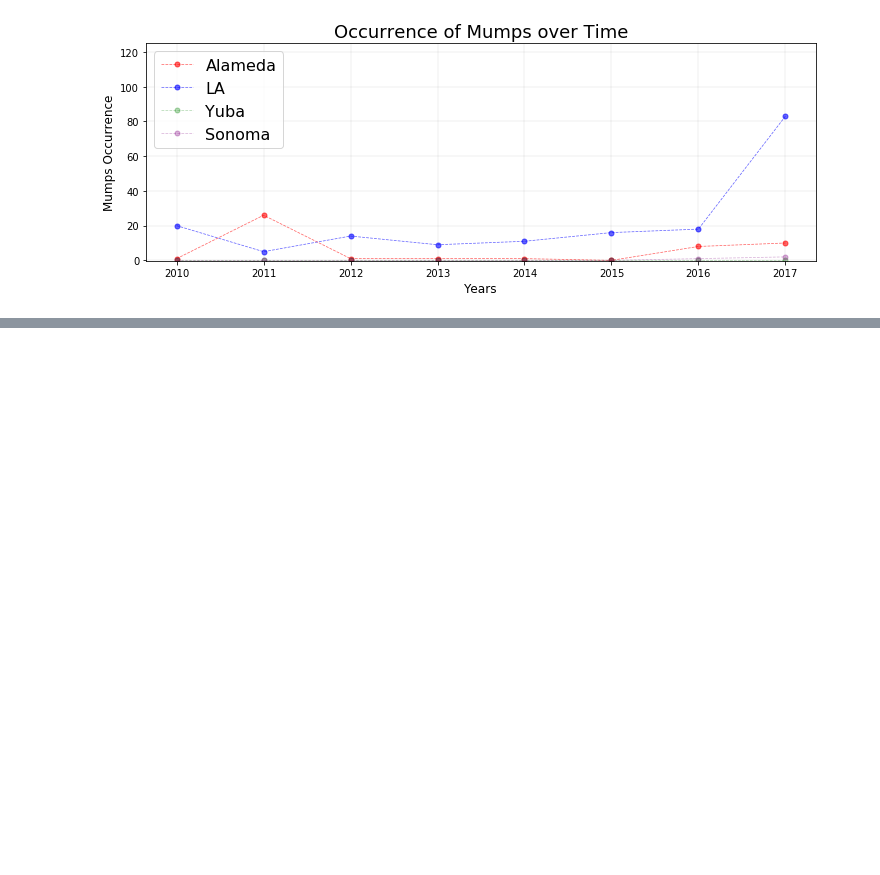
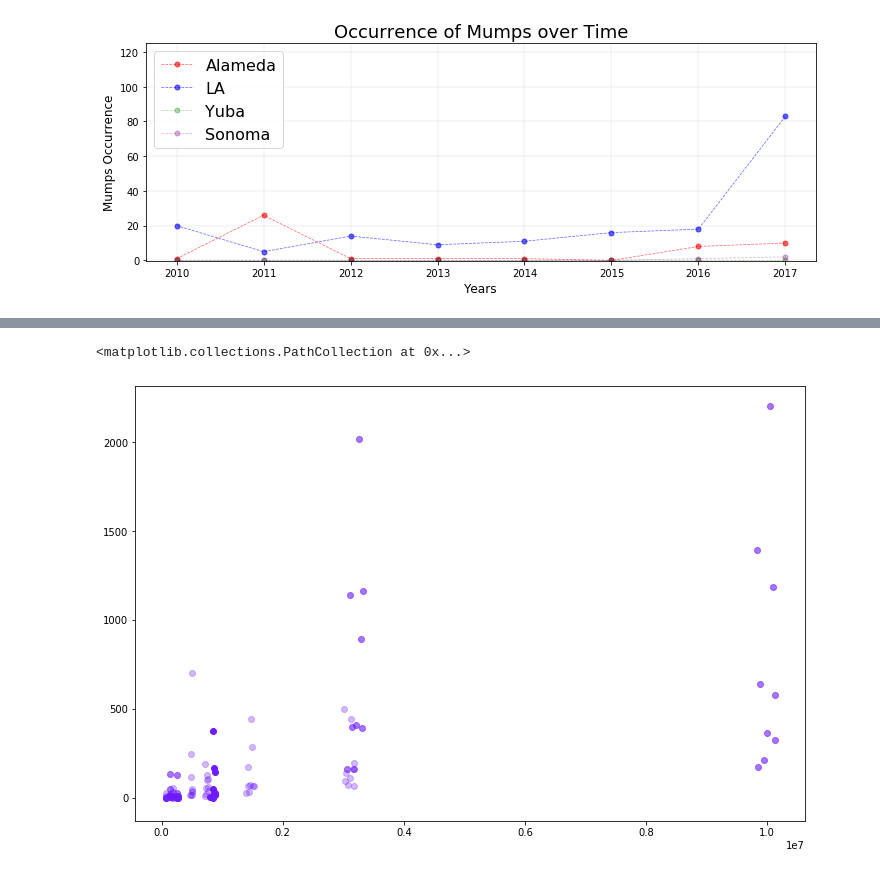
Before and after one commit to GCutaiar/group-project1, a Jupyter notebook: Resource/scatter_plots_clay.ipynb, the cells around one changed output, grey strips where cells are left out. Saved outputs shown, nothing was run; the diff lists cells and outputs as text; code cells hidden in the pictures; blank space fills up the shorter version.

```diff
--- a/Resource/scatter_plots_clay.ipynb
+++ b/Resource/scatter_plots_clay.ipynb
@@ -419,0 +509,47 @@ plt.show()
+# %%
+plt.figure(figsize=(12,8))
+# plt.title('Occurrence of Pertussis by Population size 2009-2017', fontsize = 18)
+# plt.xlabel("Population Size", fontsize=12)
+# plt.ylabel('Pertussis Occurrences', fontsize= 12)
+# plt.grid(color='grey', linestyle='-', linewidth=0.25, alpha=0.5)
+colors = cm.rainbow
+# #tetanus by 4 counties and years
+# plt.scatter(Alameda_pop, ddyr_alameda_pert.iloc[:,2],
+#           color = 'r', alpha = 0.6, label = "Alameda",)
+plt.scatter(LA_pop, ddyr_la_pert.iloc[:,2], color = colors(len(LA_pop)),
+            alpha = 0.6, label = "LA",)
+plt.scatter(Yuba_pop, ddyr_yuba_pert.iloc[:,2],
+           color = colors(len(LA_pop)) , alpha = 0.3, label = "Yuba",)
+plt.scatter(Sonoma_pop, ddyr_sonoma_pert.iloc[:,2],
+          color = colors(len(LA_pop)), alpha = 0.3, label = "Sonoma",)
+plt.scatter(Dorado_pop, ddyr_dorado_pert.iloc[:,2],
+           color = colors(len(LA_pop)), alpha = 0.3, label = "El Dorado",)
+plt.scatter(Kern_pop, ddyr_kern_pert.iloc[:,2],
+          color = colors(len(LA_pop)), label = "Kern",)
+plt.scatter(Merced_pop, ddyr_merced_pert.iloc[:,2],
+          color = colors(len(LA_pop)), alpha = 0.6, label = "Merced",)
+plt.scatter(Napa_pop, ddyr_napa_pert.iloc[:,2],
+          color = colors(len(LA_pop)), alpha = 0.6, label = "Napa",)
+plt.scatter(Orange_pop, ddyr_orange_pert.iloc[:,2],
+          color = colors(len(LA_pop)), alpha = 0.3, label = "Orange",)
+plt.scatter(Sacramento_pop, ddyr_sacramento_pert.iloc[:,2],
+         color = colors(len(LA_pop)), alpha = 0.3, label = "Sacramento",)
+plt.scatter(Sand_pop, ddyr_sand_pert.iloc[:,2],
+         color = colors(len(LA_pop)), alpha = 0.6, label = "San Diego",)
+plt.scatter(San_m_pop, ddyr_san_m_pert.iloc[:,2],
+         color = colors(len(LA_pop)), alpha = 0.3, label = "San Mateo",)
+# plt.scatter(Santa_pop, ddyr_santa_pert.iloc[:,2],
+#           color = 'brown', alpha = 0.6, label = "Santa Barbara",)
+# plt.scatter(Sierra_pop, ddyr_sierra_pert.iloc[:,2],
+#           color = 'maroon', alpha = 0.3, label = "Sierra",)
+# plt.scatter(Ventura_pop, ddyr_ventura_pert.iloc[:,2],
+#           color = 'dimgray', alpha = 0.3, label = "Ventura",)
+
+
+# plt.legend(loc='upper center', bbox_to_anchor=(0.5, -0.07),
+#           fancybox=True, shadow=True, ncol=5, fontsize = 14)
+# plt.savefig("Pertussis_by_pop(without 3 largest populations.png")
+# plt.show()
+# %% [output]
+<matplotlib.collections.PathCollection at 0x...>
+[figure, added]
```
Also changed, not shown: parts of 7 cells of this notebook, 7 other files.
